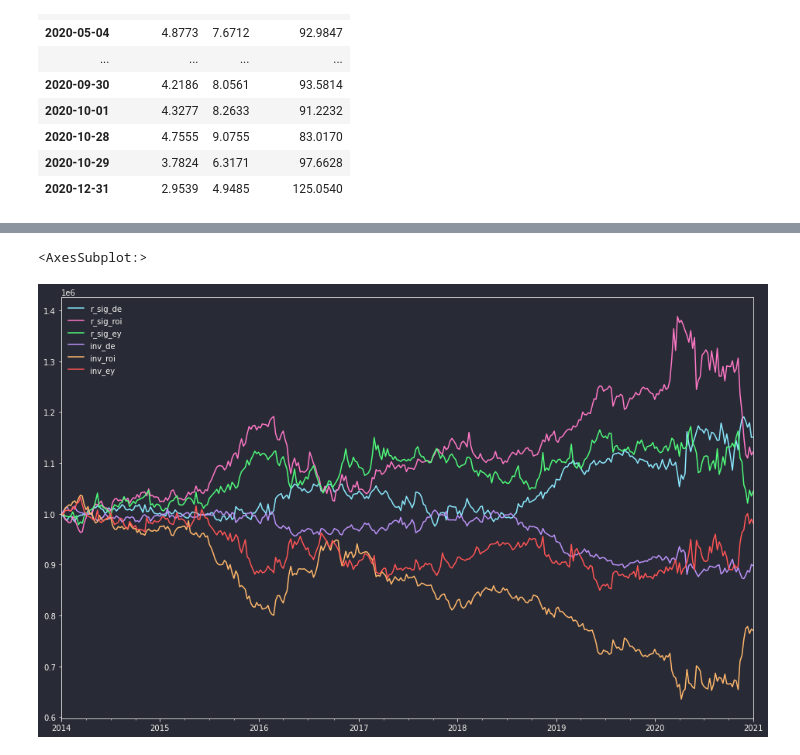
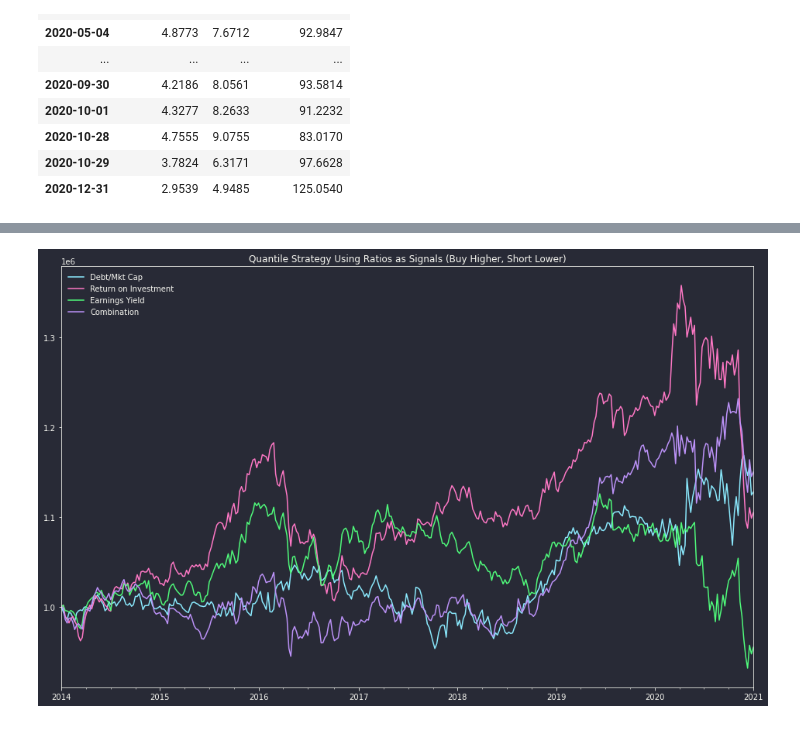
Before and after one commit to philipwlee/regquant, a Jupyter notebook: hw3_ratio_quantiles/hw3_ratio_quantiles_philip_lee_12129240.ipynb, the cells around one changed output, grey strips where cells are left out. Drawn from its saved outputs; the diff is of its cells as text; code cells hidden in the pictures.

Commit message:
building dynamic sizing strategy

```diff
--- a/hw3_ratio_quantiles/hw3_ratio_quantiles_philip_lee_12129240.ipynb
+++ b/hw3_ratio_quantiles/hw3_ratio_quantiles_philip_lee_12129240.ipynb
@@ -398,0 +485,5 @@ eodz[signal_cols] = ewm_ind.reset_index(level=0, drop=True).sort_index()
+# %%
+chgs = eodz[["ticker"] + signal_cols].groupby("ticker").diff(5)
+
+chg_cols = ["chg_de", "chg_roi", "chg_ey", "chg_de_ey"]
+eodz[chg_cols] = chgs.reset_index(level=0, drop=True).sort_index()
@@ -400,9 +497,11 @@ eodz[signal_cols] = ewm_ind.reset_index(level=0, drop=True).sort_index()
 def rank_assignment(df, field):
     """Assigns quantiles to each field
     Fills NaN values as 5 to not interfere with trading logic."""
-    df[f"r_{field}"] = df[field].rank().astype(int)
-    return df
+    return df[field].rank().astype(int)
 
-eodz = eodz.groupby("date").apply(rank_assignment, field="sig_de")
-eodz = eodz.groupby("date").apply(rank_assignment, field="sig_roi")
-eodz = eodz.groupby("date").apply(rank_assignment, field="sig_ey")
+eodz = eodz[eodz["date"]>"2014"]
+
+fields = ["sig_de", "sig_roi", "sig_ey", "sig_de_ey",
+          "chg_de", "chg_roi", "chg_ey", "chg_de_ey"]
+for f in fields:
+    eodz[f"r_{f}"] = eodz.groupby("date").apply(rank_assignment, field=f).reset_index(level=0, drop=True)
@@ -409,6 +514,7 @@ eodz = eodz.groupby("date").apply(rank_assignment, field="sig_ey")
 # %%
-eodz_cols = ["date", "ticker", "adj_close", "q_sig_de", "q_sig_roi", "q_sig_ey"]
-eodz_cols = ["date", "ticker", "adj_close", "r_sig_de", "r_sig_roi", "r_sig_ey"]
+eodz_cols = ["date", "ticker", "adj_close",
+             "r_sig_de", "r_sig_roi", "r_sig_ey", "r_sig_de_ey",
+             "r_chg_de", "r_chg_roi", "r_chg_ey", "r_chg_de_ey"]
 
 trading_df = eodz[eodz_cols].copy(deep=True)
 gc_rate = (rates["gc"] / 52).rolling(30).mean().to_frame().reset_index().rename(columns={"Date": "date"})
@@ -420,11 +526,15 @@ trading_df = trading_df.reset_index(level=0, drop=True)
 trading_df.sort_values(["date","ticker"], inplace=True)
 trading_df.reset_index(inplace=True)
 # %%
-cols = ["r_sig_de", "r_sig_roi", "r_sig_ey"]
-invs = ["inv_de", "inv_roi", "inv_ey"]
+include_inverses = False
 
-top_rank = trading_df["r_sig_de"].max()
+if include_inverses:
+    cols = ["r_sig_de", "r_sig_roi", "r_sig_ey", "r_sig_de_ey"]
+    invs = ["inv_de", "inv_roi", "inv_ey", "inv_de_ey"]
 
-trading_df[invs] = top_rank - trading_df[cols]
+    top_rank = trading_df["r_sig_de"].max()
+
+    trading_df[invs] = top_rank - trading_df[cols]
+
 trading_df
 # %% [output]
@@ -651,5 +794,7 @@ qe.performance
 # %%
-qe.performance.plot()
+qe.performance.iloc[:,:4].plot()
+plt.legend(["Debt/Mkt Cap ", "Return on Investment", "Earnings Yield", "Combination"])
+plt.title("Quantile Strategy Using Ratios as Signals (Buy Higher, Short Lower)")
+plt.show()
 # %% [output]
-<AxesSubplot:>
-[figure, old version]
+[figure, new version]
```
Also changed, not shown: parts of 37 cells of this notebook.
